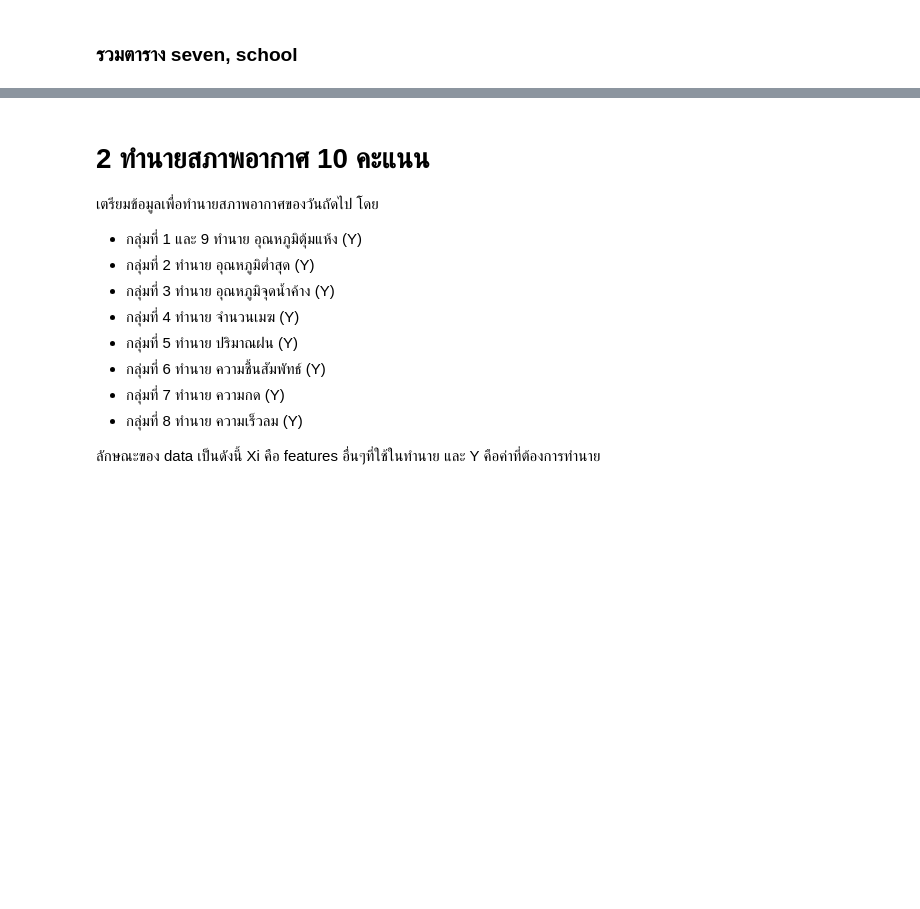
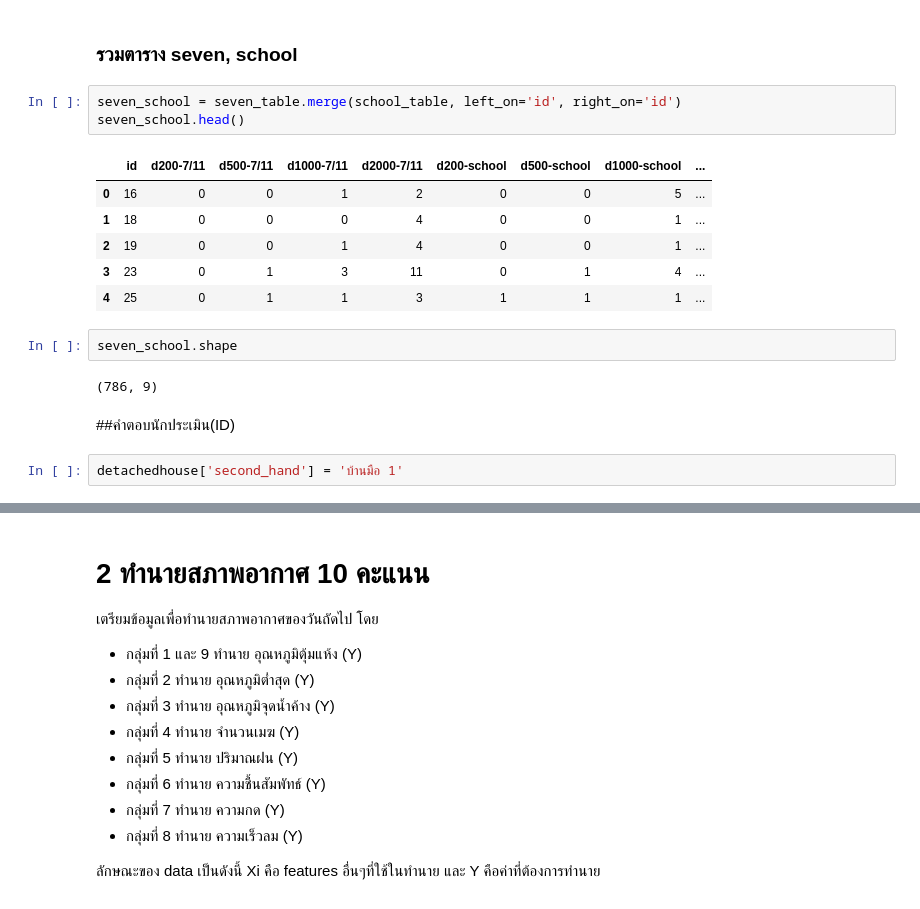
Before and after one commit to nannthd/bsc_dpdm22, a Jupyter notebook: midterm_dpdm22.ipynb, the cells around one changed output, grey strips where cells are left out. Cells and saved outputs as stored; diff of their text form; blank space fills up the shorter version.

```diff
--- a/midterm_dpdm22.ipynb
+++ b/midterm_dpdm22.ipynb
@@ -348,3 +291,21 @@ school_table.shape
 (1051, 5)
 # %% [markdown]
 ### รวมตาราง seven, school
+# %%
+seven_school = seven_table.merge(school_table, left_on='id', right_on='id')
+seven_school.head()
+# %% [output]
+|  | id | d200-7/11 | d500-7/11 | d1000-7/11 | d2000-7/11 | d200-school | d500-school | d1000-school | ... |
+| 0 | 16 | 0 | 0 | 1 | 2 | 0 | 0 | 5 | ... |
+| 1 | 18 | 0 | 0 | 0 | 4 | 0 | 0 | 1 | ... |
+| 2 | 19 | 0 | 0 | 1 | 4 | 0 | 0 | 1 | ... |
+| 3 | 23 | 0 | 1 | 3 | 11 | 0 | 1 | 4 | ... |
+| 4 | 25 | 0 | 1 | 1 | 3 | 1 | 1 | 1 | ... |
+# %%
+seven_school.shape
+# %% [output]
+(786, 9)
+# %% [markdown]
+##คำตอบนักประเมิน(ID)
+# %%
+detachedhouse['second_hand'] = 'บ้านมือ 1'
```
Also changed, not shown: parts of 24 cells of this notebook.
